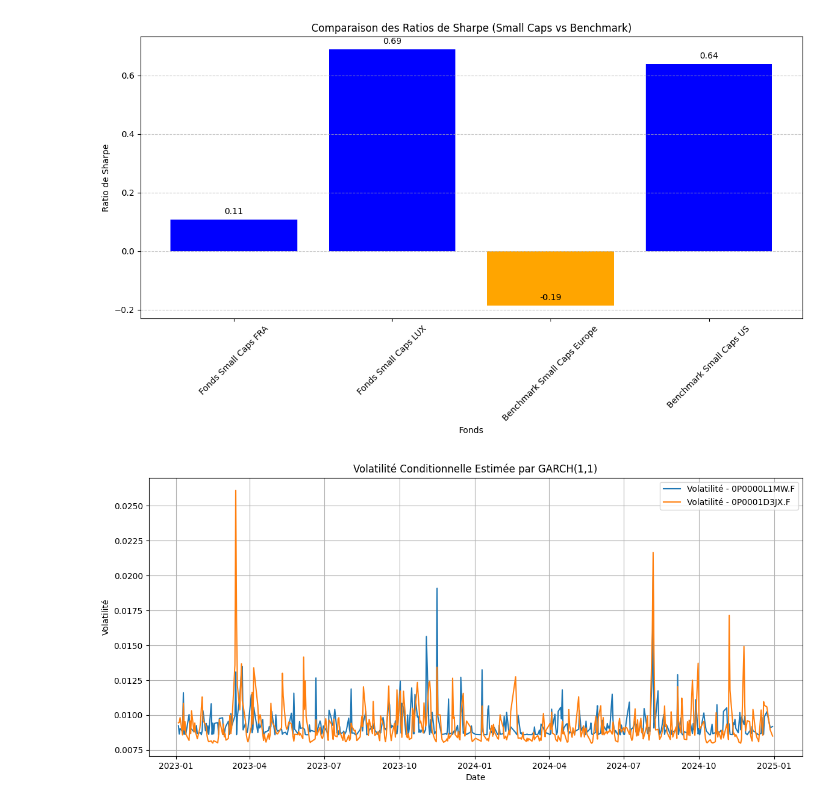
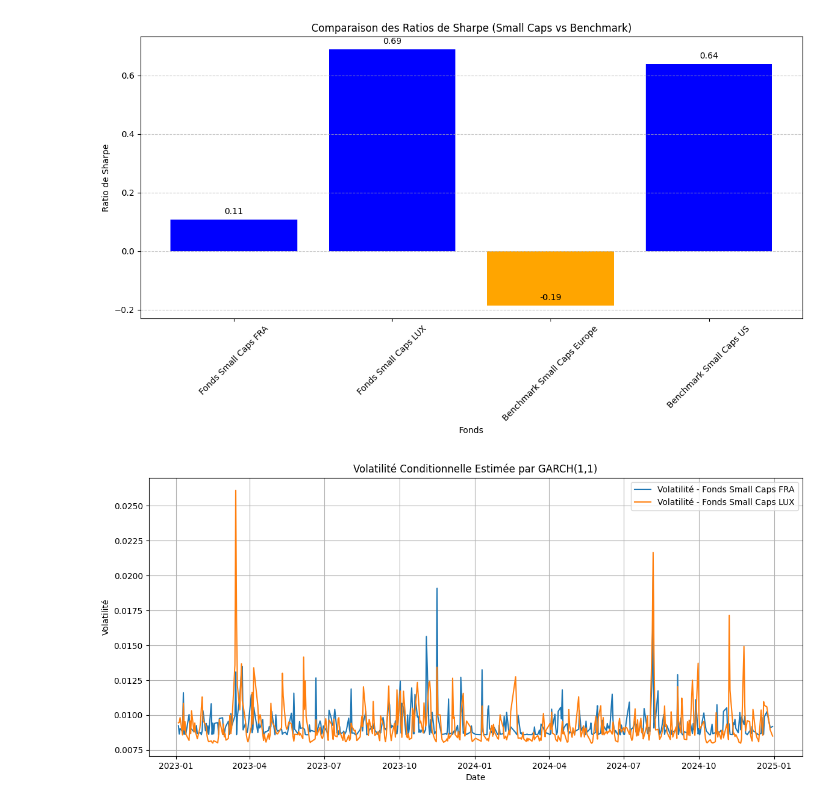
Before and after one commit to Samy-OUABID/IAE-METZ-Samy-Yassin, a Jupyter notebook: Examen_modélisation.ipynb, the cells around one changed output. Cells and saved outputs as stored; diff of their text form; code cells hidden in the pictures.

```diff
--- a/Examen_modélisation.ipynb
+++ b/Examen_modélisation.ipynb
@@ -318,14 +318,24 @@ plt.show()
 [figure]
 # %%
 #visualisation de la volatilité conditionnelle
+fund_names = {
+    "0P0000L1MW.F": "Fonds Small Caps FRA",
+    "0P0001D3JX.F": "Fonds Small Caps LUX",
+    "DJSC.L": "Benchmark Small Caps Europe",
+    "^RUT": "Benchmark Small Caps US"
+}
+
 plt.figure(figsize=(14, 6))
 for fund in funds_Small_FRA + funds_Small_LUX:
-    plt.plot(garch_results[fund].conditional_volatility, label=f"Volatilité - {fund}")
+    plt.plot(
+        garch_results[fund].conditional_volatility,
+        label=f"Volatilité - {fund_names.get(fund, fund)}"  # Renommage ici
+    )
 plt.title("Volatilité Conditionnelle Estimée par GARCH(1,1)")
 plt.xlabel("Date")
 plt.ylabel("Volatilité")
 plt.legend()
 plt.grid(True)
 plt.show()
 # %% [output]
-[figure, old version]
+[figure, new version]
```
